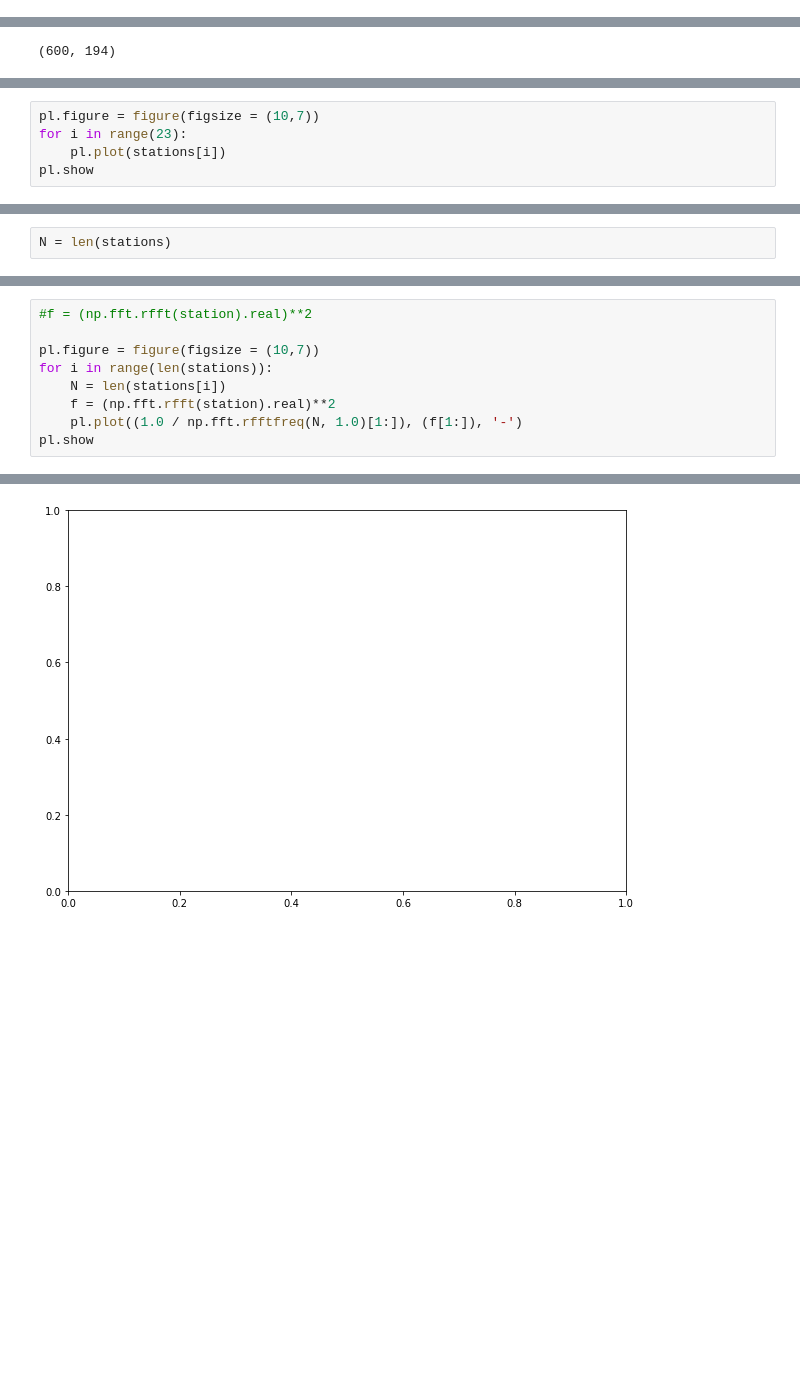
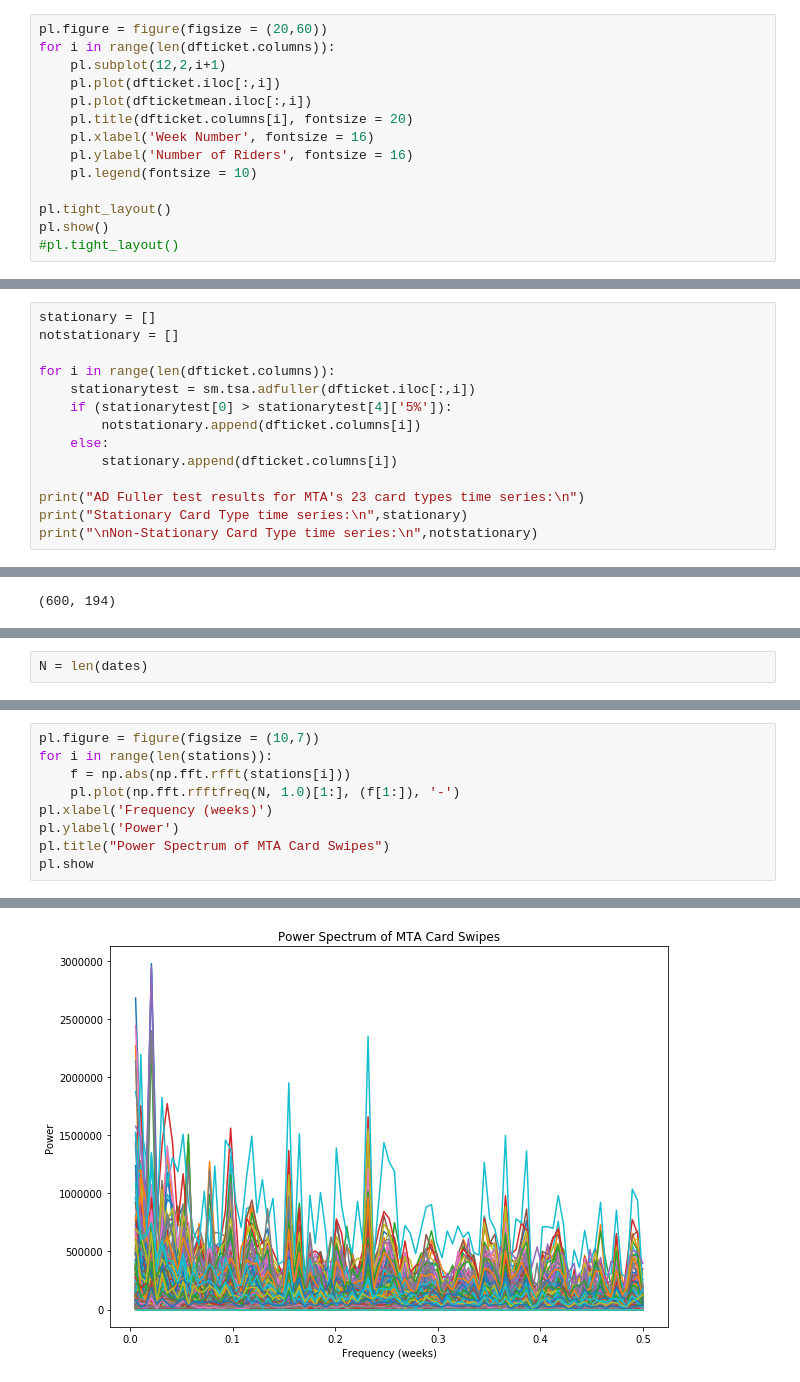
Before and after one commit to ep2247/PUI2017_ep2247, a Jupyter notebook: HW10_ep2247/HW10_1_ep2247.ipynb, the cells around one changed output, grey strips where cells are left out. Cells and saved outputs as stored; diff of their text form; blank space fills up the shorter version.

```diff
--- a/HW10_ep2247/HW10_1_ep2247.ipynb
+++ b/HW10_ep2247/HW10_1_ep2247.ipynb
@@ -229,0 +283,14 @@ NameError: name 'ridetype' is not defined
+# %%
+pl.figure = figure(figsize = (20,60))
+for i in range(len(dfticket.columns)):
+    pl.subplot(12,2,i+1)
+    pl.plot(dfticket.iloc[:,i])
+    pl.plot(dfticketmean.iloc[:,i])
+    pl.title(dfticket.columns[i], fontsize = 20)
+    pl.xlabel('Week Number', fontsize = 16)
+    pl.ylabel('Number of Riders', fontsize = 16)
+    pl.legend(fontsize = 10)
+
+pl.tight_layout()
+pl.show()
+#pl.tight_layout()
@@ -229,0 +301,14 @@ NameError: name 'ridetype' is not defined
+# %%
+stationary = []
+notstationary = []
+
+for i in range(len(dfticket.columns)):
+    stationarytest = sm.tsa.adfuller(dfticket.iloc[:,i])
+    if (stationarytest[0] > stationarytest[4]['5%']):
+        notstationary.append(dfticket.columns[i])
+    else:
+        stationary.append(dfticket.columns[i])
+
+print("AD Fuller test results for MTA's 23 card types time series:\n")
+print("Stationary Card Type time series:\n",stationary)
+print("\nNon-Stationary Card Type time series:\n",notstationary)
@@ -250,5 +394,0 @@ pl.show
-# %%
-pl.figure = figure(figsize = (10,7))
-for i in range(23):
-    pl.plot(stations[i])
-pl.show
@@ -274,5 +395,5 @@ array([[  5.36376104e+14,   1.21849568e+12,   1.84852527e+12, ...,
 # %%
-N = len(stations)
+N = len(dates)
 # %%
 print ("There are n=%d datapoints in the series"%N)
 # %% [output]
@@ -280,10 +401,10 @@ There are n=600 datapoints in the series
 # %%
-#f = (np.fft.rfft(station).real)**2
-
 pl.figure = figure(figsize = (10,7))
 for i in range(len(stations)):
-    N = len(stations[i])
-    f = (np.fft.rfft(station).real)**2
-    pl.plot((1.0 / np.fft.rfftfreq(N, 1.0)[1:]), (f[1:]), '-')
+    f = np.abs(np.fft.rfft(stations[i]))
+    pl.plot(np.fft.rfftfreq(N, 1.0)[1:], (f[1:]), '-')
+pl.xlabel('Frequency (weeks)')
+pl.ylabel('Power')
+pl.title("Power Spectrum of MTA Card Swipes")
 pl.show
 # %% [output]
@@ -291 +412 @@ ValueError: x and y must have same first dimension, but have shapes (97,) and (3
-[figure, old version]
+[figure, new version]
```
Also changed, not shown: parts of 57 cells of this notebook, 3 other files.
